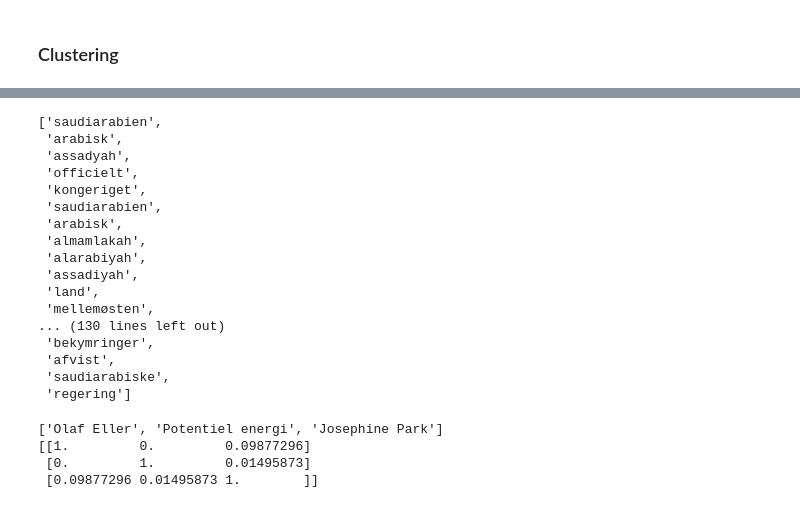
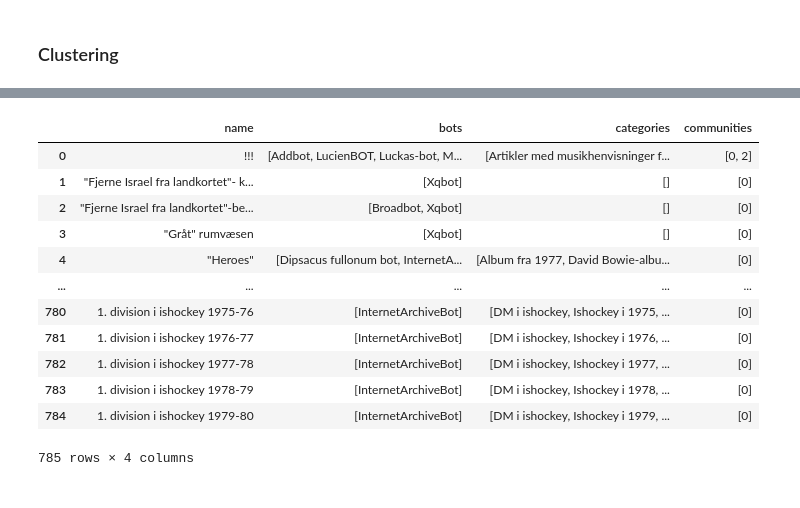
Before and after one commit to CSS-project-02467/CSS_Project, a Jupyter notebook: wikipedia.ipynb, the cells around one changed output, grey strips where cells are left out. Drawn from its saved outputs; the diff is of its cells as text; code cells hidden in the pictures.

```diff
--- a/wikipedia.ipynb
+++ b/wikipedia.ipynb
@@ -348,52 +304,26 @@ get_page_plain_text('Saudi-Arabien')
+# %%
+pages_dataframe
+# %% [output]
+|  | name | bots | categories | communities |
+| 0 | !!! | [Addbot, LucienBOT, Luckas-bot, M... | [Artikler med musikhenvisninger f... | [0, 2] |
+| 1 | "Fjerne Israel fra landkortet"- k... | [Xqbot] | [] | [0] |
+| 2 | "Fjerne Israel fra landkortet"-be... | [Broadbot, Xqbot] | [] | [0] |
+| 3 | "Gråt" rumvæsen | [Xqbot] | [] | [0] |
+| 4 | "Heroes" | [Dipsacus fullonum bot, InternetA... | [Album fra 1977, David Bowie-albu... | [0] |
+| ... | ... | ... | ... | ... |
+| 780 | 1. division i ishockey 1975-76 | [InternetArchiveBot] | [DM i ishockey, Ishockey i 1975, ... | [0] |
+| 781 | 1. division i ishockey 1976-77 | [InternetArchiveBot] | [DM i ishockey, Ishockey i 1976, ... | [0] |
+| 782 | 1. division i ishockey 1977-78 | [InternetArchiveBot] | [DM i ishockey, Ishockey i 1977, ... | [0] |
+| 783 | 1. division i ishockey 1978-79 | [InternetArchiveBot] | [DM i ishockey, Ishockey i 1978, ... | [0] |
+| 784 | 1. division i ishockey 1979-80 | [InternetArchiveBot] | [DM i ishockey, Ishockey i 1979, ... | [0] |
+785 rows × 4 columns
 # %%
 stop_words = set(stopwords.words('danish'))
-
-def isabc(string):
-    return string.lower() in 'abcdefghijklmnopqrstuvwxyzøæå'
-
-def tokenize_only_abc(text, exclude_stop=True, collocs=[]):
+def tokenize_category_list(category_list, exclude_stop=True):
+    text = ' '.join(category_list)
     text = text.lower()
-    text = text.replace('\n', ' ')
-    text = ''.join([char for char in text if (isabc(char) or char == ' ')])
-    tokenizer = MWETokenizer(collocs)
-    tokens = tokenizer.tokenize(text.split())
+    text = ''.join([char for char in text if (char.isalpha() or char in ' -')])
+    tokens = word_tokenize(text)
     if exclude_stop:
         return [token for token in tokens if not token in stop_words]
     return tokens
-
-text = get_page_plain_text('Saudi-Arabien')
-tokenize_only_abc(text)
-# %% [output]
-['saudiarabien',
- 'arabisk',
- 'assadyah',
- 'officielt',
- 'kongeriget',
- 'saudiarabien',
- 'arabisk',
- 'almamlakah',
- 'alarabiyah',
- 'assadiyah',
- 'land',
- 'mellemøsten',
-... (130 lines left out)
- 'bekymringer',
- 'afvist',
- 'saudiarabiske',
- 'regering']
-# %%
-def pairwise_cosine(texts):
-    vectorizer = CountVectorizer()
-    bow_matrix = vectorizer.fit_transform(texts)
-    return cosine_similarity(bow_matrix)
-# Example list of texts
-page_titles = list(page_contribs.keys())[:3]
-page_texts = [get_page_plain_text(page_title) for page_title in page_titles]
-texts = [' '.join(tokenize_only_abc(text)) for text in page_texts]
-print(page_titles)
-print(pairwise_cosine(texts))
-# %% [output]
-['Olaf Eller', 'Potentiel energi', 'Josephine Park']
-[[1.         0.         0.09877296]
- [0.         1.         0.01495873]
- [0.09877296 0.01495873 1.        ]]
```
Also changed, not shown: parts of 47 cells of this notebook, 14 other files.
